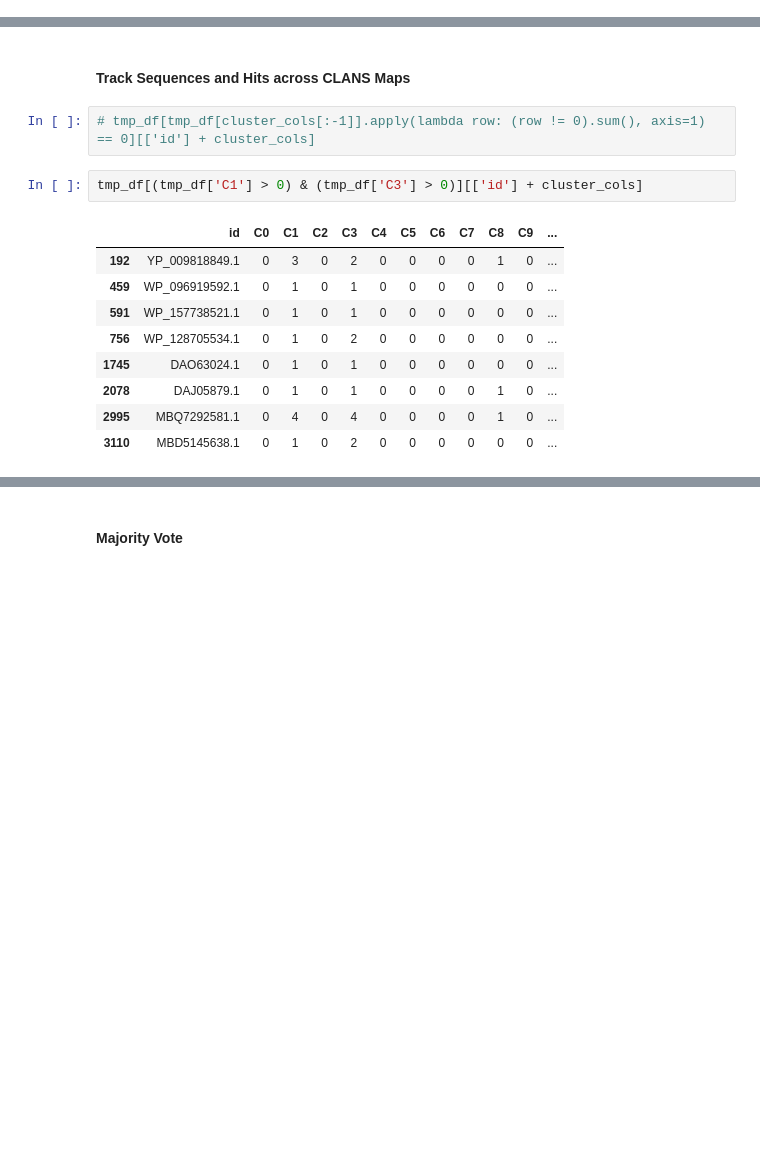
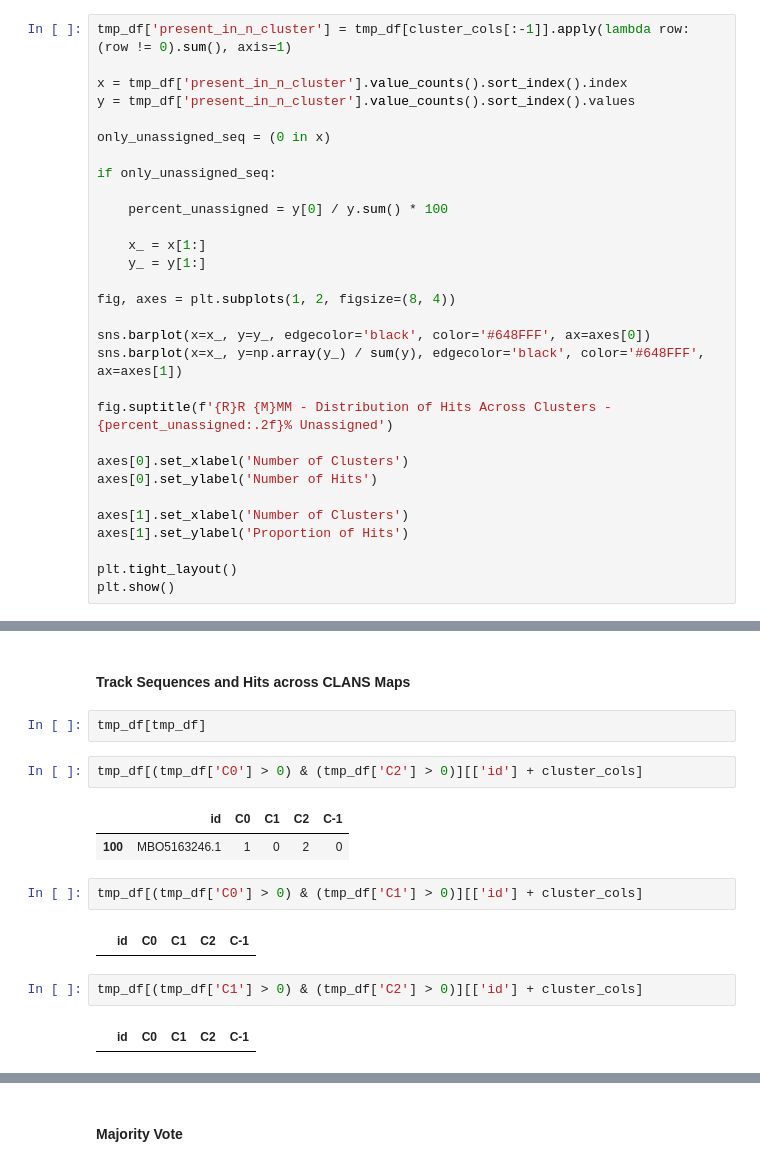
Before and after one commit to donEnno/hendecads, a Jupyter notebook: 1_RegEx/1_TMP/tmp_cd_clans.ipynb, the cells around one changed output, grey strips where cells are left out. Cells and saved outputs as stored; diff of their text form; blank space fills up the shorter version.

Commit message:
Change the way seq community profiles are calculated and do not use unassigned

```diff
--- a/1_RegEx/1_TMP/tmp_cd_clans.ipynb
+++ b/1_RegEx/1_TMP/tmp_cd_clans.ipynb
@@ -271,0 +268,30 @@ heights
+# %%
+tmp_df['present_in_n_cluster'] = tmp_df[cluster_cols[:-1]].apply(lambda row: (row != 0).sum(), axis=1)
+
+x = tmp_df['present_in_n_cluster'].value_counts().sort_index().index
+y = tmp_df['present_in_n_cluster'].value_counts().sort_index().values
+
+only_unassigned_seq = (0 in x)
+
+if only_unassigned_seq:
+
+    percent_unassigned = y[0] / y.sum() * 100
+
+    x_ = x[1:]
+    y_ = y[1:]
+
+fig, axes = plt.subplots(1, 2, figsize=(8, 4))
+
+sns.barplot(x=x_, y=y_, edgecolor='black', color='#648FFF', ax=axes[0])
+sns.barplot(x=x_, y=np.array(y_) / sum(y), edgecolor='black', color='#648FFF', ax=axes[1])
+
+fig.suptitle(f'{R}R {M}MM - Distribution of Hits Across Clusters - {percent_unassigned:.2f}% Unassigned')
+
+axes[0].set_xlabel('Number of Clusters')
+axes[0].set_ylabel('Number of Hits')
+
+axes[1].set_xlabel('Number of Clusters')
+axes[1].set_ylabel('Proportion of Hits')
+
+plt.tight_layout()
+plt.show()
@@ -418,16 +419,17 @@ plt.show()
 # %% [markdown]
 #### Track Sequences and Hits across CLANS Maps
-# %%
-# tmp_df[tmp_df[cluster_cols[:-1]].apply(lambda row: (row != 0).sum(), axis=1) == 0][['id'] + cluster_cols]
+# %%
+tmp_df[tmp_df]
+# %%
+tmp_df[(tmp_df['C0'] > 0) & (tmp_df['C2'] > 0)][['id'] + cluster_cols]
+# %% [output]
+|  | id | C0 | C1 | C2 | C-1 |
+| 100 | MBO5163246.1 | 1 | 0 | 2 | 0 |
+# %%
+tmp_df[(tmp_df['C0'] > 0) & (tmp_df['C1'] > 0)][['id'] + cluster_cols]
+# %% [output]
+|  | id | C0 | C1 | C2 | C-1 |
 # %%
-tmp_df[(tmp_df['C1'] > 0) & (tmp_df['C3'] > 0)][['id'] + cluster_cols]
+tmp_df[(tmp_df['C1'] > 0) & (tmp_df['C2'] > 0)][['id'] + cluster_cols]
 # %% [output]
-|  | id | C0 | C1 | C2 | C3 | C4 | C5 | C6 | C7 | C8 | C9 | ... |
-| 192 | YP_009818849.1 | 0 | 3 | 0 | 2 | 0 | 0 | 0 | 0 | 1 | 0 | ... |
-| 459 | WP_096919592.1 | 0 | 1 | 0 | 1 | 0 | 0 | 0 | 0 | 0 | 0 | ... |
-| 591 | WP_157738521.1 | 0 | 1 | 0 | 1 | 0 | 0 | 0 | 0 | 0 | 0 | ... |
-| 756 | WP_128705534.1 | 0 | 1 | 0 | 2 | 0 | 0 | 0 | 0 | 0 | 0 | ... |
-| 1745 | DAO63024.1 | 0 | 1 | 0 | 1 | 0 | 0 | 0 | 0 | 0 | 0 | ... |
-| 2078 | DAJ05879.1 | 0 | 1 | 0 | 1 | 0 | 0 | 0 | 0 | 1 | 0 | ... |
-| 2995 | MBQ7292581.1 | 0 | 4 | 0 | 4 | 0 | 0 | 0 | 0 | 1 | 0 | ... |
-| 3110 | MBD5145638.1 | 0 | 1 | 0 | 2 | 0 | 0 | 0 | 0 | 0 | 0 | ... |
+|  | id | C0 | C1 | C2 | C-1 |
```
Also changed, not shown: parts of 23 cells of this notebook, 2 other files.
